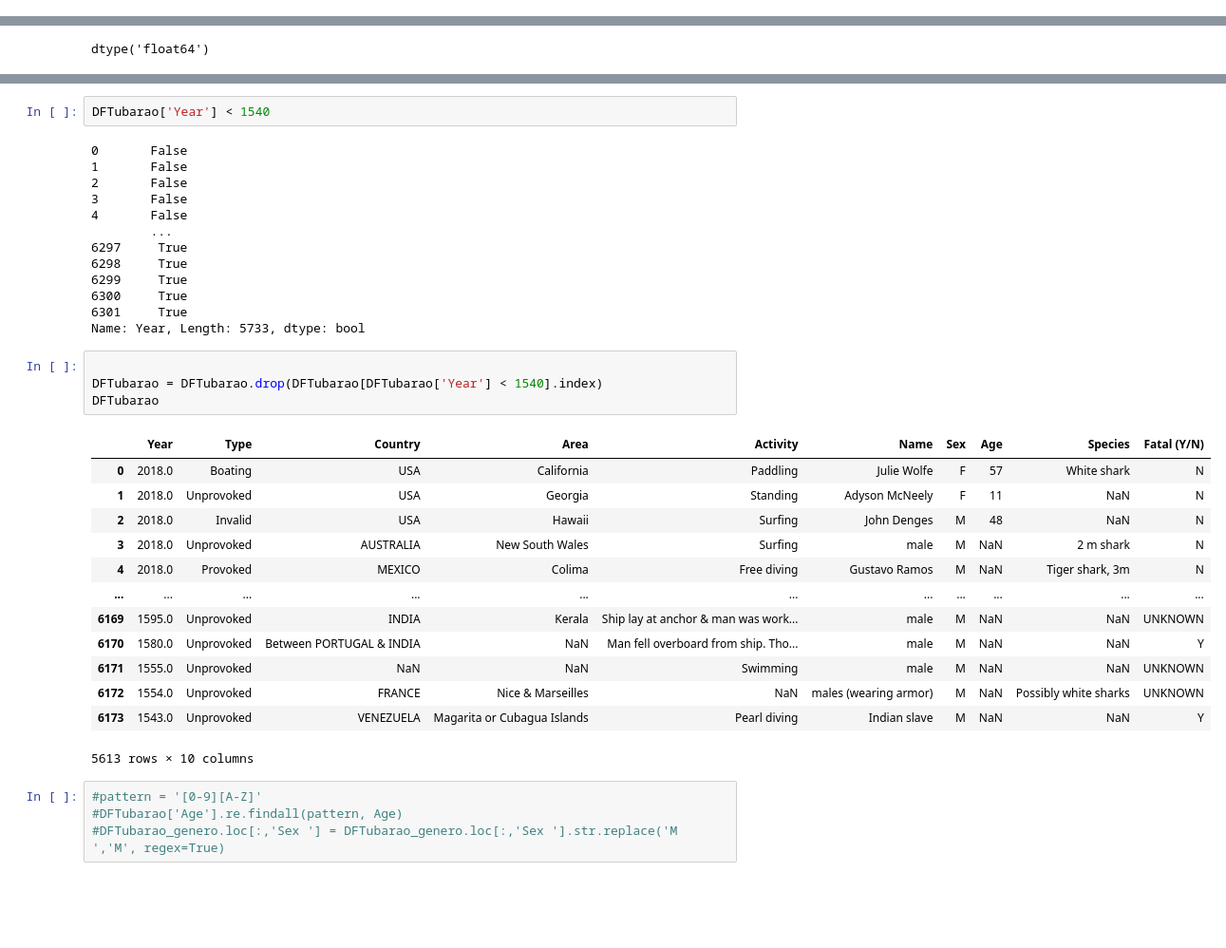
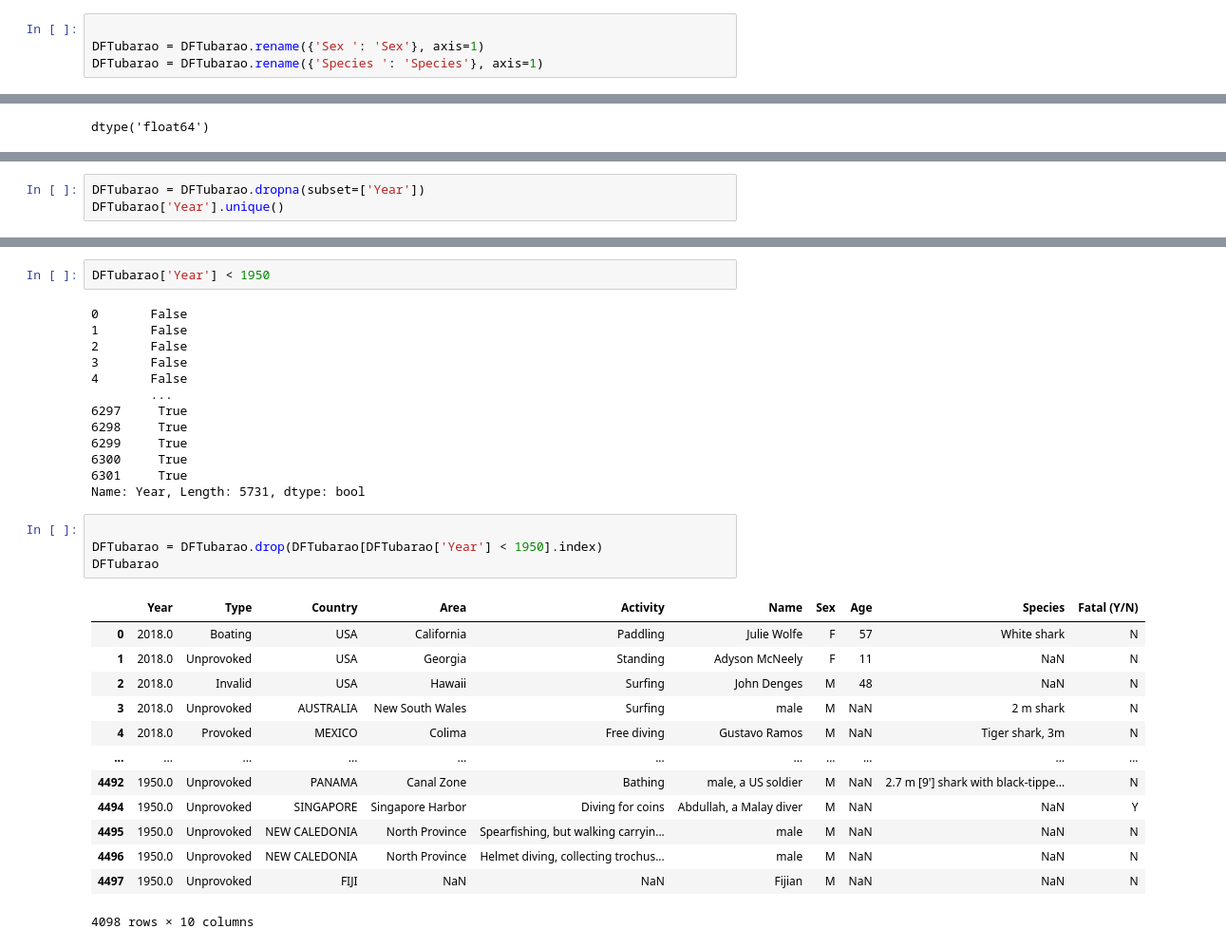
Before and after one commit to LYGuenka/AtaqueTubarao, a Jupyter notebook: AtaqueTubarao (Projeto 1).ipynb, the cells around one changed output, grey strips where cells are left out. Shown: that part at 95% size. Saved outputs shown, nothing was run; the diff lists cells and outputs as text; blank space fills up the shorter version.

Commit message:
Ataque_Tubarao_Limpo_(ano/genero)

```diff
--- a/AtaqueTubarao (Projeto 1).ipynb
+++ b/AtaqueTubarao (Projeto 1).ipynb
@@ -87,0 +70,4 @@ DFTubarao.describe(include = 'O').transpose()
+# %%
+
+DFTubarao = DFTubarao.rename({'Sex ': 'Sex'}, axis=1)
+DFTubarao = DFTubarao.rename({'Species ': 'Species'}, axis=1)
@@ -201,3 +208,6 @@ array([2018., 2017.,   nan, 2016., 2015., 2014., 2013., 2012., 2011.,
        1758., 1753., 1751., 1749., 1755., 1748., 1742., 1738., 1723.,
        1721., 1703., 1700., 1642., 1638., 1595., 1580., 1555., 1554.,
        1543.,  500.,   77.,    5.,    0.])
+# %%
+DFTubarao = DFTubarao.dropna(subset=['Year'])
+DFTubarao['Year'].unique()
@@ -204,5 +232,5 @@ array([2018., 2017.,   nan, 2016., 2015., 2014., 2013., 2012., 2011.,
 # %%
-DFTubarao['Year'] < 1540
+DFTubarao['Year'] < 1950
 # %% [output]
 0       False
 1       False
@@ -215,26 +243,22 @@ DFTubarao['Year'] < 1540
 6299     True
 6300     True
 6301     True
-Name: Year, Length: 5733, dtype: bool
+Name: Year, Length: 5731, dtype: bool
 # %%
 
-DFTubarao = DFTubarao.drop(DFTubarao[DFTubarao['Year'] < 1540].index)
+DFTubarao = DFTubarao.drop(DFTubarao[DFTubarao['Year'] < 1950].index)
 DFTubarao
 # %% [output]
 |  | Year | Type | Country | Area | Activity | Name | Sex | Age | Species | Fatal (Y/N) |
 | 0 | 2018.0 | Boating | USA | California | Paddling | Julie Wolfe | F | 57 | White shark | N |
 | 1 | 2018.0 | Unprovoked | USA | Georgia | Standing | Adyson McNeely | F | 11 | NaN | N |
 | 2 | 2018.0 | Invalid | USA | Hawaii | Surfing | John Denges | M | 48 | NaN | N |
 | 3 | 2018.0 | Unprovoked | AUSTRALIA | New South Wales | Surfing | male | M | NaN | 2 m shark | N |
 | 4 | 2018.0 | Provoked | MEXICO | Colima | Free diving | Gustavo Ramos | M | NaN | Tiger shark, 3m | N |
 | ... | ... | ... | ... | ... | ... | ... | ... | ... | ... | ... |
-| 6169 | 1595.0 | Unprovoked | INDIA | Kerala | Ship lay at anchor & man was work... | male | M | NaN | NaN | UNKNOWN |
-| 6170 | 1580.0 | Unprovoked | Between PORTUGAL & INDIA | NaN | Man fell overboard from ship. Tho... | male | M | NaN | NaN | Y |
-| 6171 | 1555.0 | Unprovoked | NaN | NaN | Swimming | male | M | NaN | NaN | UNKNOWN |
-| 6172 | 1554.0 | Unprovoked | FRANCE | Nice & Marseilles | NaN | males (wearing armor) | M | NaN | Possibly white sharks | UNKNOWN |
-| 6173 | 1543.0 | Unprovoked | VENEZUELA | Magarita or Cubagua Islands | Pearl diving | Indian slave | M | NaN | NaN | Y |
+| 4492 | 1950.0 | Unprovoked | PANAMA | Canal Zone | Bathing | male, a US soldier | M | NaN | 2.7 m [9'] shark with black-tippe... | N |
+| 4494 | 1950.0 | Unprovoked | SINGAPORE | Singapore Harbor | Diving for coins | Abdullah, a Malay diver | M | NaN | NaN | Y |
+| 4495 | 1950.0 | Unprovoked | NEW CALEDONIA | North Province | Spearfishing, but walking carryin... | male | M | NaN | NaN | N |
+| 4496 | 1950.0 | Unprovoked | NEW CALEDONIA | North Province | Helmet diving, collecting trochus... | male | M | NaN | NaN | N |
+| 4497 | 1950.0 | Unprovoked | FIJI | NaN | NaN | Fijian | M | NaN | NaN | N |
-5613 rows × 10 columns
+4098 rows × 10 columns
-# %%
-#pattern = '[0-9][A-Z]'
-#DFTubarao['Age'].re.findall(pattern, Age)
-#DFTubarao_genero.loc[:,'Sex '] = DFTubarao_genero.loc[:,'Sex '].str.replace('M ','M', regex=True)
```
Also changed, not shown: parts of 17 cells of this notebook.
